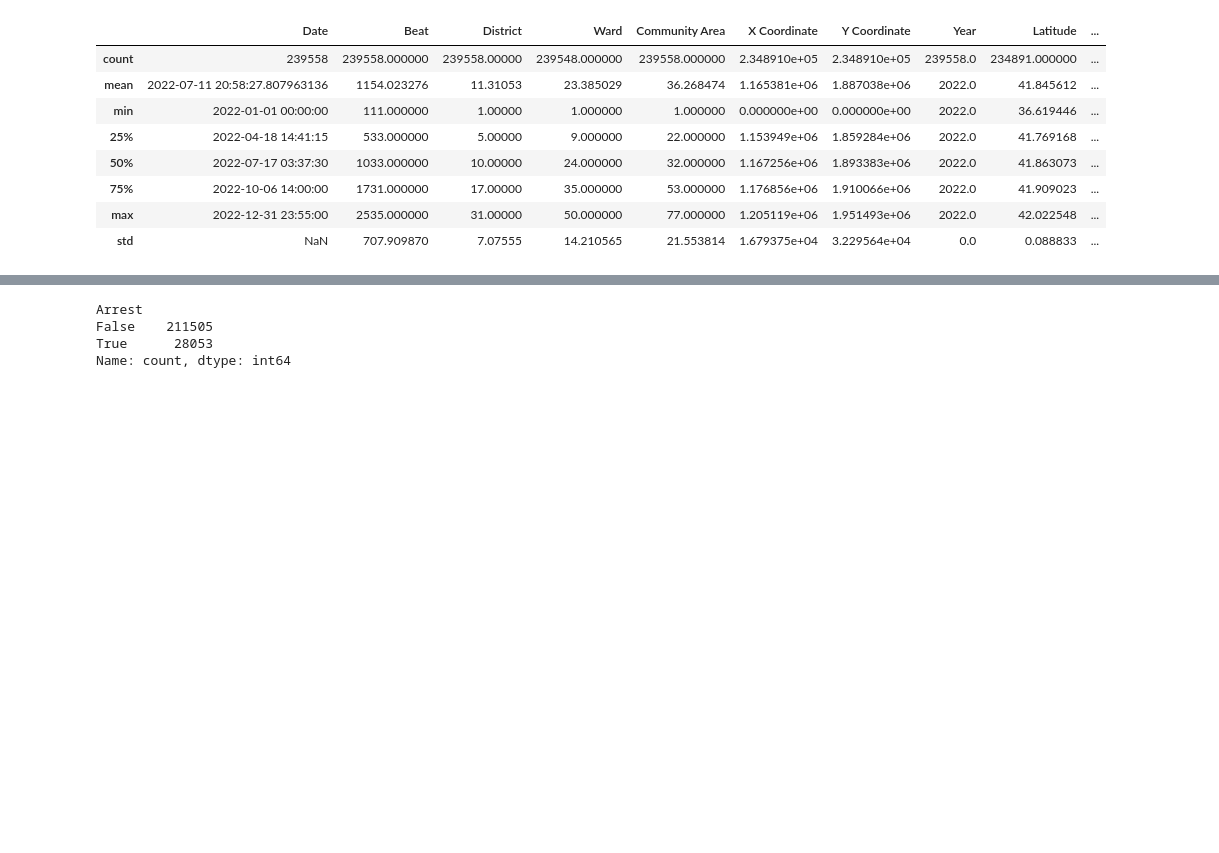
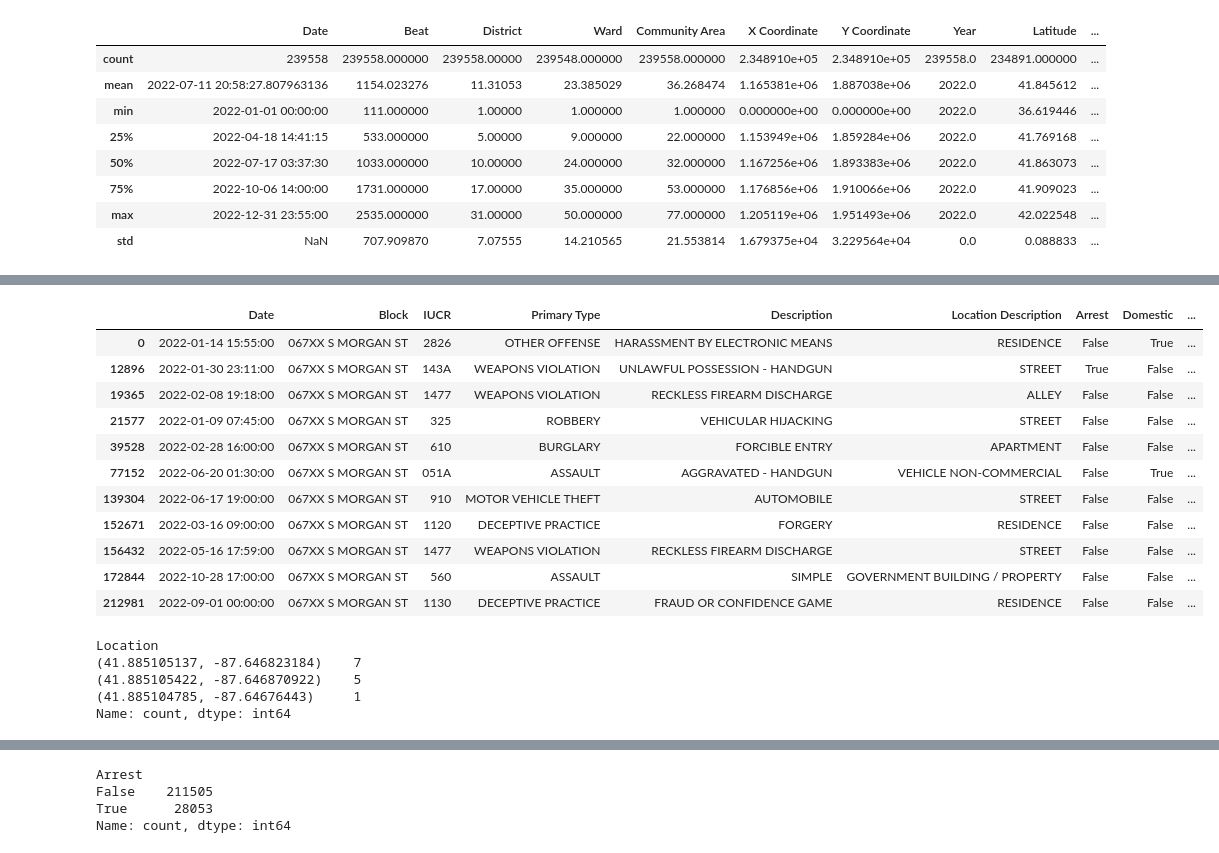
Before and after one commit to Renad03/CrimePrediction, a Jupyter notebook: Crime Prediction.ipynb, the cells around one changed output, grey strips where cells are left out. Saved outputs shown, nothing was run; the diff lists cells and outputs as text; code cells hidden in the pictures; blank space fills up the shorter version.

```diff
--- a/Crime Prediction.ipynb
+++ b/Crime Prediction.ipynb
@@ -70,0 +87,24 @@ df.describe()
+# %%
+rows= df[df['Block']=='067XX S MORGAN ST']
+rows
+# %% [output]
+|  | Date | Block | IUCR | Primary Type | Description | Location Description | Arrest | Domestic | ... |
+| 0 | 2022-01-14 15:55:00 | 067XX S MORGAN ST | 2826 | OTHER OFFENSE | HARASSMENT BY ELECTRONIC MEANS | RESIDENCE | False | True | ... |
+| 12896 | 2022-01-30 23:11:00 | 067XX S MORGAN ST | 143A | WEAPONS VIOLATION | UNLAWFUL POSSESSION - HANDGUN | STREET | True | False | ... |
+| 19365 | 2022-02-08 19:18:00 | 067XX S MORGAN ST | 1477 | WEAPONS VIOLATION | RECKLESS FIREARM DISCHARGE | ALLEY | False | False | ... |
+| 21577 | 2022-01-09 07:45:00 | 067XX S MORGAN ST | 325 | ROBBERY | VEHICULAR HIJACKING | STREET | False | False | ... |
+| 39528 | 2022-02-28 16:00:00 | 067XX S MORGAN ST | 610 | BURGLARY | FORCIBLE ENTRY | APARTMENT | False | False | ... |
+| 77152 | 2022-06-20 01:30:00 | 067XX S MORGAN ST | 051A | ASSAULT | AGGRAVATED - HANDGUN | VEHICLE NON-COMMERCIAL | False | True | ... |
+| 139304 | 2022-06-17 19:00:00 | 067XX S MORGAN ST | 910 | MOTOR VEHICLE THEFT | AUTOMOBILE | STREET | False | False | ... |
+| 152671 | 2022-03-16 09:00:00 | 067XX S MORGAN ST | 1120 | DECEPTIVE PRACTICE | FORGERY | RESIDENCE | False | False | ... |
+| 156432 | 2022-05-16 17:59:00 | 067XX S MORGAN ST | 1477 | WEAPONS VIOLATION | RECKLESS FIREARM DISCHARGE | STREET | False | False | ... |
+| 172844 | 2022-10-28 17:00:00 | 067XX S MORGAN ST | 560 | ASSAULT | SIMPLE | GOVERNMENT BUILDING / PROPERTY | False | False | ... |
+| 212981 | 2022-09-01 00:00:00 | 067XX S MORGAN ST | 1130 | DECEPTIVE PRACTICE | FRAUD OR CONFIDENCE GAME | RESIDENCE | False | False | ... |
+# %%
+df[df['Block']=='007XX W COUCH PL']['Location'].value_counts()
+# %% [output]
+Location
+(41.885105137, -87.646823184)    7
+(41.885105422, -87.646870922)    5
+(41.885104785, -87.64676443)     1
+Name: count, dtype: int64
```
Also changed, not shown: parts of 28 cells of this notebook.
